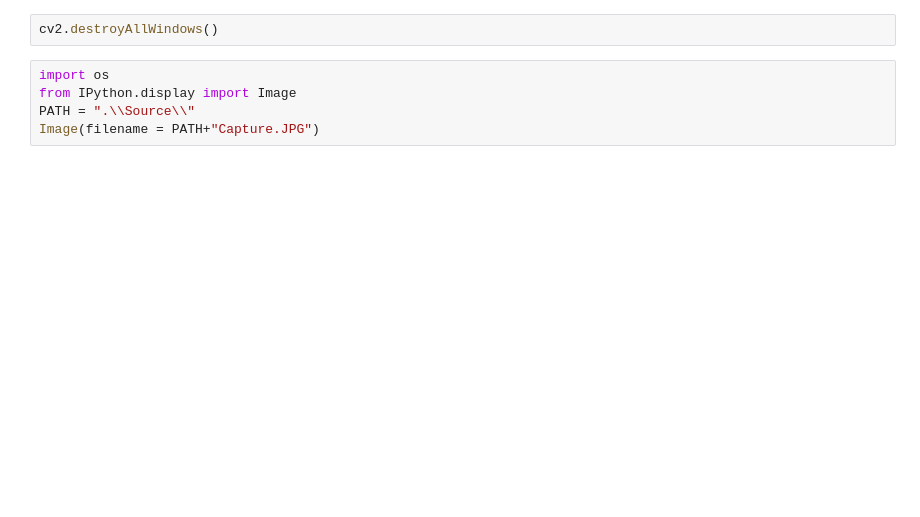
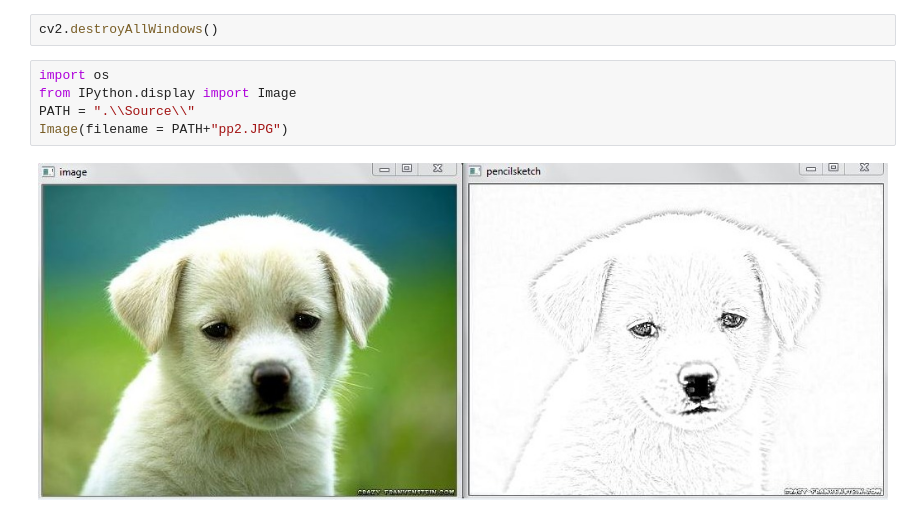
Before and after one commit to udaytak/Projects-Python-Misc, a Jupyter notebook: Pencil Sketch.ipynb, the cells around one changed output. Cells and saved outputs as stored; diff of their text form; blank space fills up the shorter version.

```diff
--- a/Pencil Sketch.ipynb
+++ b/Pencil Sketch.ipynb
@@ -38,5 +80,7 @@ cv2.destroyAllWindows()
 # %%
 import os
 from IPython.display import Image
 PATH = ".\\Source\\"
-Image(filename = PATH+"Capture.JPG")
+Image(filename = PATH+"pp2.JPG")
+# %% [output]
+[figure, added]
```
Also changed, not shown: parts of 7 cells of this notebook, 4 other files.
